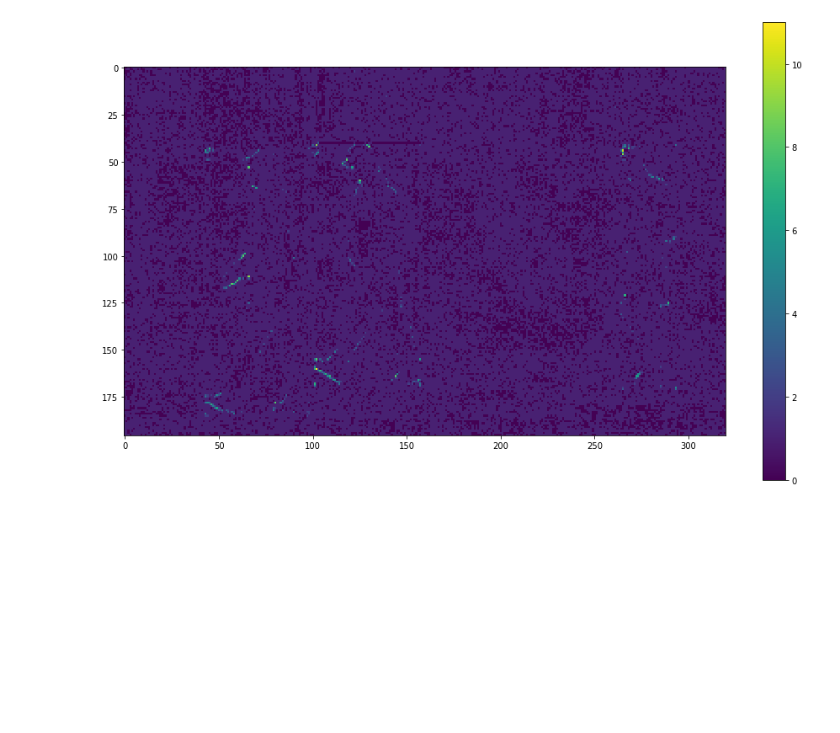
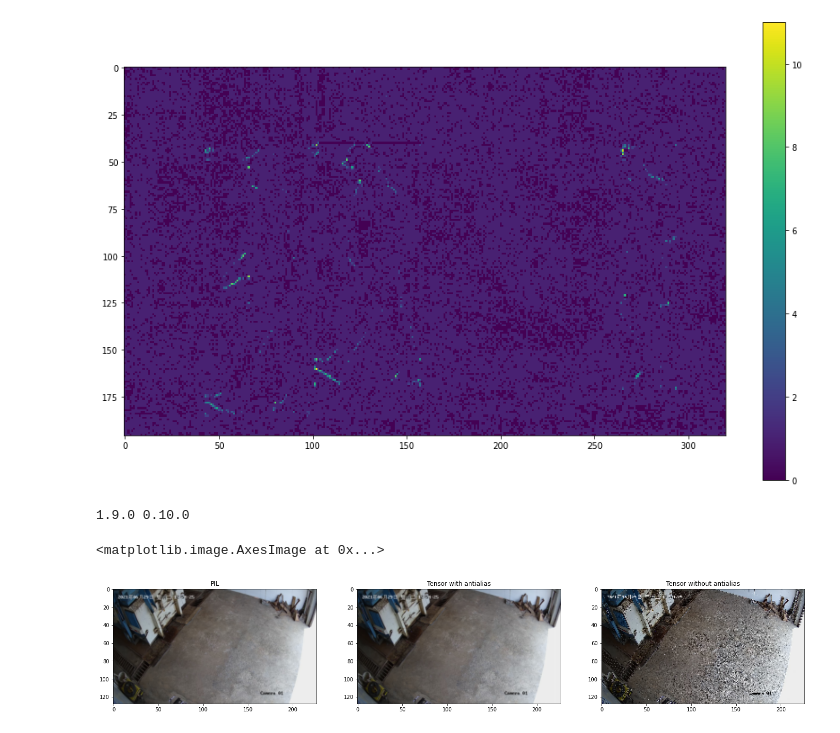
Before and after one commit to vfdev-5/interpolate-antialiasing, a Jupyter notebook: notebooks/analysis.ipynb, the cells around one changed output. Drawn from its saved outputs; the diff is of its cells as text; code cells hidden in the pictures; blank space fills up the shorter version.

```diff
--- a/notebooks/analysis.ipynb
+++ b/notebooks/analysis.ipynb
@@ -146,3 +146,41 @@ plt.colorbar()
 # %% [output]
 <matplotlib.colorbar.Colorbar at 0x...>
 [figure]
+# %%
+import torch
+import torchvision
+print(torch.__version__, torchvision.__version__)
+import matplotlib.pyplot as plt
+
+import urllib
+import torchvision.transforms.functional as f
+from PIL import Image as Image
+
+
+url = "https://user-images.githubusercontent.com/3275025/123925242-4c795b00-d9bd-11eb-9f0c-3c09a5204190.jpg"
+img = Image.open(
+    urllib.request.urlopen(url)
+)
+
+t_img = f.to_tensor(img)
+
+img_small_pil = f.resize(img, 128, interpolation=Image.BILINEAR)
+img_small_aa = f.to_pil_image(f.resize(t_img, 128, interpolation=Image.BILINEAR, antialias=True))
+img_small = f.to_pil_image(f.resize(t_img, 128, interpolation=Image.BILINEAR, antialias=False))
+
+
+
+plt.figure(figsize=(3 * 8, 8))
+plt.subplot(131)
+plt.title("PIL")
+plt.imshow(img_small_pil)
+plt.subplot(132)
+plt.title("Tensor with antialias")
+plt.imshow(img_small_aa)
+plt.subplot(133)
+plt.title("Tensor without antialias")
+plt.imshow(img_small)
+# %% [output]
+1.9.0 0.10.0
+<matplotlib.image.AxesImage at 0x...>
+[figure, added]
```
Also changed, not shown: 6 other files.
